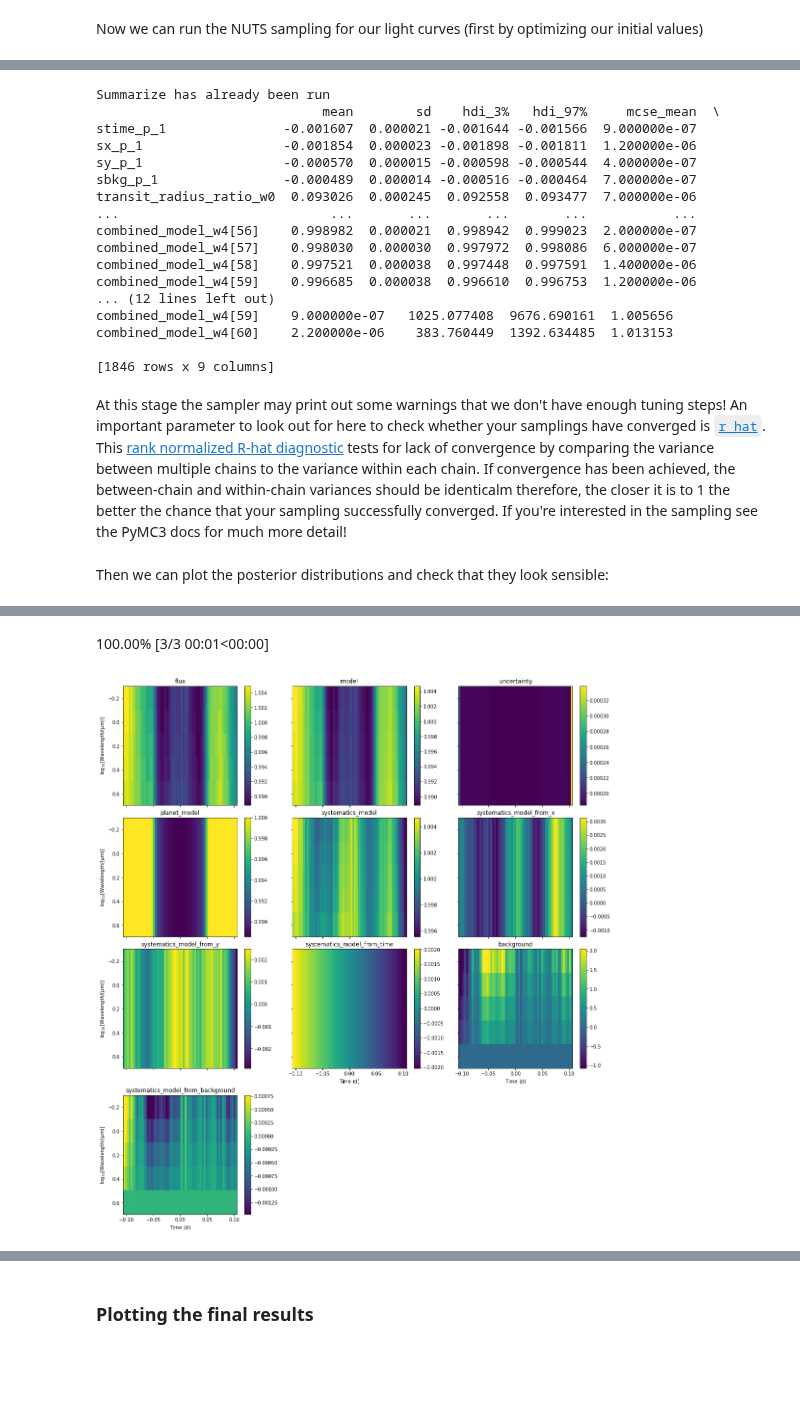
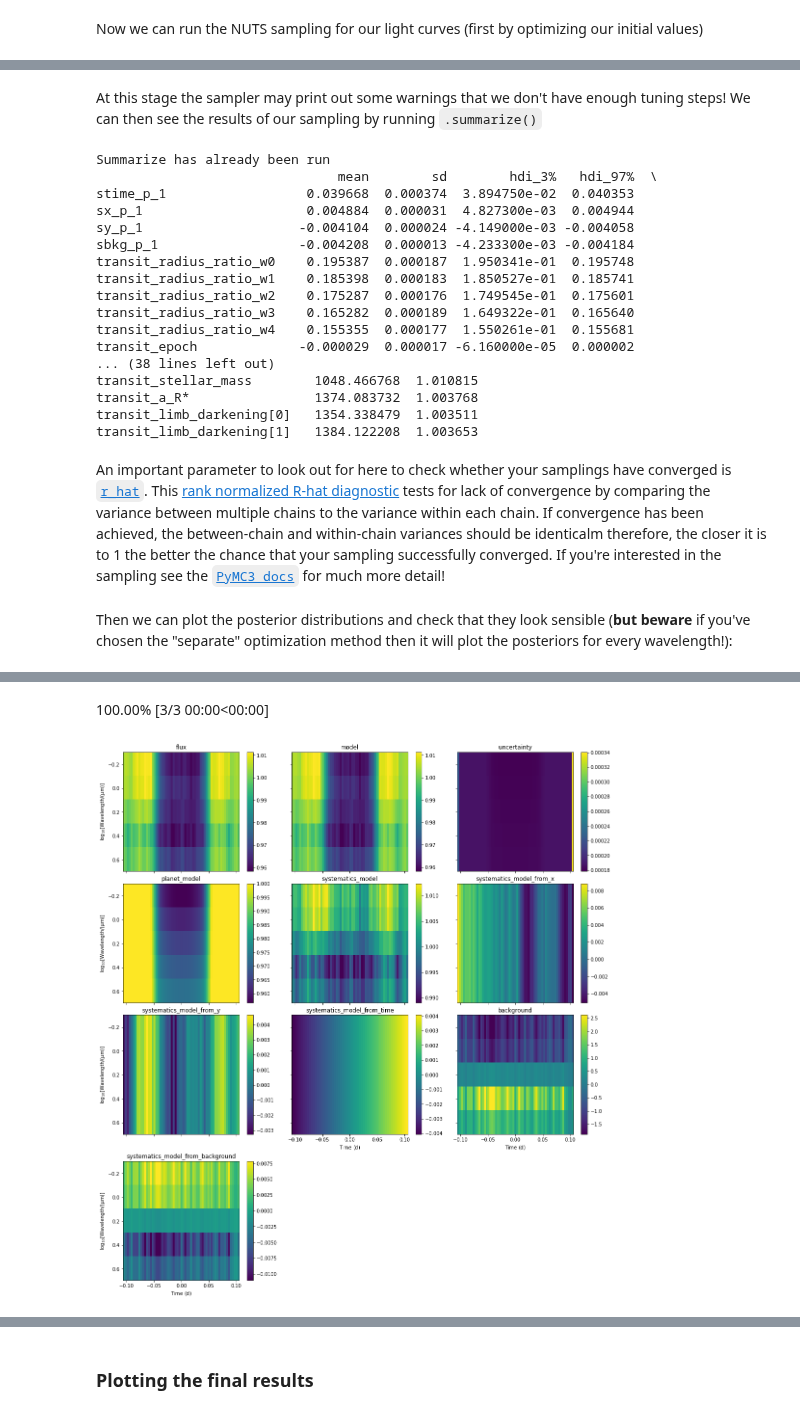
Before and after one commit to catrionamurray/chromatic_fitting, a Jupyter notebook: docs/tutorial_for_combining_models.ipynb, the cells around one changed output, grey strips where cells are left out. Saved outputs shown, nothing was run; the diff lists cells and outputs as text; code cells hidden in the pictures; blank space fills up the shorter version.

```diff
--- a/docs/tutorial_for_combining_models.ipynb
+++ b/docs/tutorial_for_combining_models.ipynb
@@ -85,8 +88,8 @@ b_bkg.setup_parameters(
 # %% [markdown]
 We can combine the models by using the standard arithmetic operators: +, -, * and /. In this case I will multiply the transit model by the sum of all the systematic polynomials. *Note: we have to be careful here not to have multiple different variables that all describe some constant offset.* For example, in the transit model we have the 'baseline' parameter that determines the out-of-transit constant flux. But in the polynomials we can also fit for the 0th order flux, 'p_0'. We should be careful not to fit for both! (By default 'p_0' will be set to 0.0 in the models where we don't define it.)
 # %%
-cm = t * (b + b_x + b_y + b_bkg)
-cm
+cmod = t * (b + b_x + b_y + b_bkg)
+cmod
 # %% [output]
 <chromatic combined model 'combined' 🌈, models: <chromatic polynomial model 'stime' 🌈> + <chromatic polynomial model 'sx' 🌈> + <chromatic polynomial model 'sy' 🌈> + <chromatic polynomial model 'sbkg'  ...
 # %% [markdown]
@@ -212,28 +215,30 @@ combined_model_w4[60]    2.200000e-06    383.760449  1392.634485  1.013153
+# %% [markdown]
+At this stage the sampler may print out some warnings that we don't have enough tuning steps! We can then see the results of our sampling by running `.summarize()`
 # %%
-# print out a nice summary table of our results!
-cm.summarize(round_to=7, fmt='wide')
+# print out a nice summary table (or list of tables) of our results!
+cmod.summarize(round_to=7, hdi_prob=0.68, fmt='wide')
 # %% [output]
 Summarize has already been run
-                             mean        sd    hdi_3%   hdi_97%     mcse_mean  \
-stime_p_1               -0.001607  0.000021 -0.001644 -0.001566  9.000000e-07
-sx_p_1                  -0.001854  0.000023 -0.001898 -0.001811  1.200000e-06
-sy_p_1                  -0.000570  0.000015 -0.000598 -0.000544  4.000000e-07
-sbkg_p_1                -0.000489  0.000014 -0.000516 -0.000464  7.000000e-07
-transit_radius_ratio_w0  0.093026  0.000245  0.092558  0.093477  7.000000e-06
-...                           ...       ...       ...       ...           ...
-combined_model_w4[56]    0.998982  0.000021  0.998942  0.999023  2.000000e-07
-combined_model_w4[57]    0.998030  0.000030  0.997972  0.998086  6.000000e-07
-combined_model_w4[58]    0.997521  0.000038  0.997448  0.997591  1.400000e-06
-combined_model_w4[59]    0.996685  0.000038  0.996610  0.996753  1.200000e-06
-... (12 lines left out)
-combined_model_w4[59]    9.000000e-07   1025.077408  9676.690161  1.005656
-combined_model_w4[60]    2.200000e-06    383.760449  1392.634485  1.013153
-
-[1846 rows x 9 columns]
+                               mean        sd        hdi_3%   hdi_97%  \
+stime_p_1                  0.039668  0.000374  3.894750e-02  0.040353
+sx_p_1                     0.004884  0.000031  4.827300e-03  0.004944
+sy_p_1                    -0.004104  0.000024 -4.149000e-03 -0.004058
+sbkg_p_1                  -0.004208  0.000013 -4.233300e-03 -0.004184
+transit_radius_ratio_w0    0.195387  0.000187  1.950341e-01  0.195748
+transit_radius_ratio_w1    0.185398  0.000183  1.850527e-01  0.185741
+transit_radius_ratio_w2    0.175287  0.000176  1.749545e-01  0.175601
+transit_radius_ratio_w3    0.165282  0.000189  1.649322e-01  0.165640
+transit_radius_ratio_w4    0.155355  0.000177  1.550261e-01  0.155681
+transit_epoch             -0.000029  0.000017 -6.160000e-05  0.000002
+... (38 lines left out)
+transit_stellar_mass        1048.466768  1.010815
+transit_a_R*                1374.083732  1.003768
+transit_limb_darkening[0]   1354.338479  1.003511
+transit_limb_darkening[1]   1384.122208  1.003653
 # %% [markdown]
-At this stage the sampler may print out some warnings that we don't have enough tuning steps! An important parameter to look out for here to check whether your samplings have converged is [`r_hat`](https://arviz-devs.github.io/arviz/api/generated/arviz.rhat.html#arviz.rhat). This [rank normalized R-hat diagnostic](https://arxiv.org/abs/1903.08008) tests for lack of convergence by comparing the variance between multiple chains to the variance within each chain. If convergence has been achieved, the between-chain and within-chain variances should be identicalm therefore, the closer it is to 1 the better the chance that your sampling successfully converged. If you're interested in the sampling see the PyMC3 docs for much more detail!
+An important parameter to look out for here to check whether your samplings have converged is [`r_hat`](https://arviz-devs.github.io/arviz/api/generated/arviz.rhat.html#arviz.rhat). This [rank normalized R-hat diagnostic](https://arxiv.org/abs/1903.08008) tests for lack of convergence by comparing the variance between multiple chains to the variance within each chain. If convergence has been achieved, the between-chain and within-chain variances should be identicalm therefore, the closer it is to 1 the better the chance that your sampling successfully converged. If you're interested in the sampling see the [`PyMC3 docs`](https://docs.pymc.io/en/v3/index.html) for much more detail!
 # %% [markdown]
-Then we can plot the posterior distributions and check that they look sensible:
+Then we can plot the posterior distributions and check that they look sensible (**but beware** if you've chosen the "separate" optimization method then it will plot the posteriors for every wavelength!):
 # %%
-cm.plot_posteriors()
+cmod.plot_posteriors()
 # %% [output]
@@ -241,3 +245,3 @@ cm.plot_posteriors()
-100.00% [3/3 00:01<00:00]
+100.00% [3/3 00:00<00:00]
-[figure, old version]
+[figure, new version]
 # %% [markdown]
```
Also changed, not shown: parts of 36 cells of this notebook, 32 other files.
